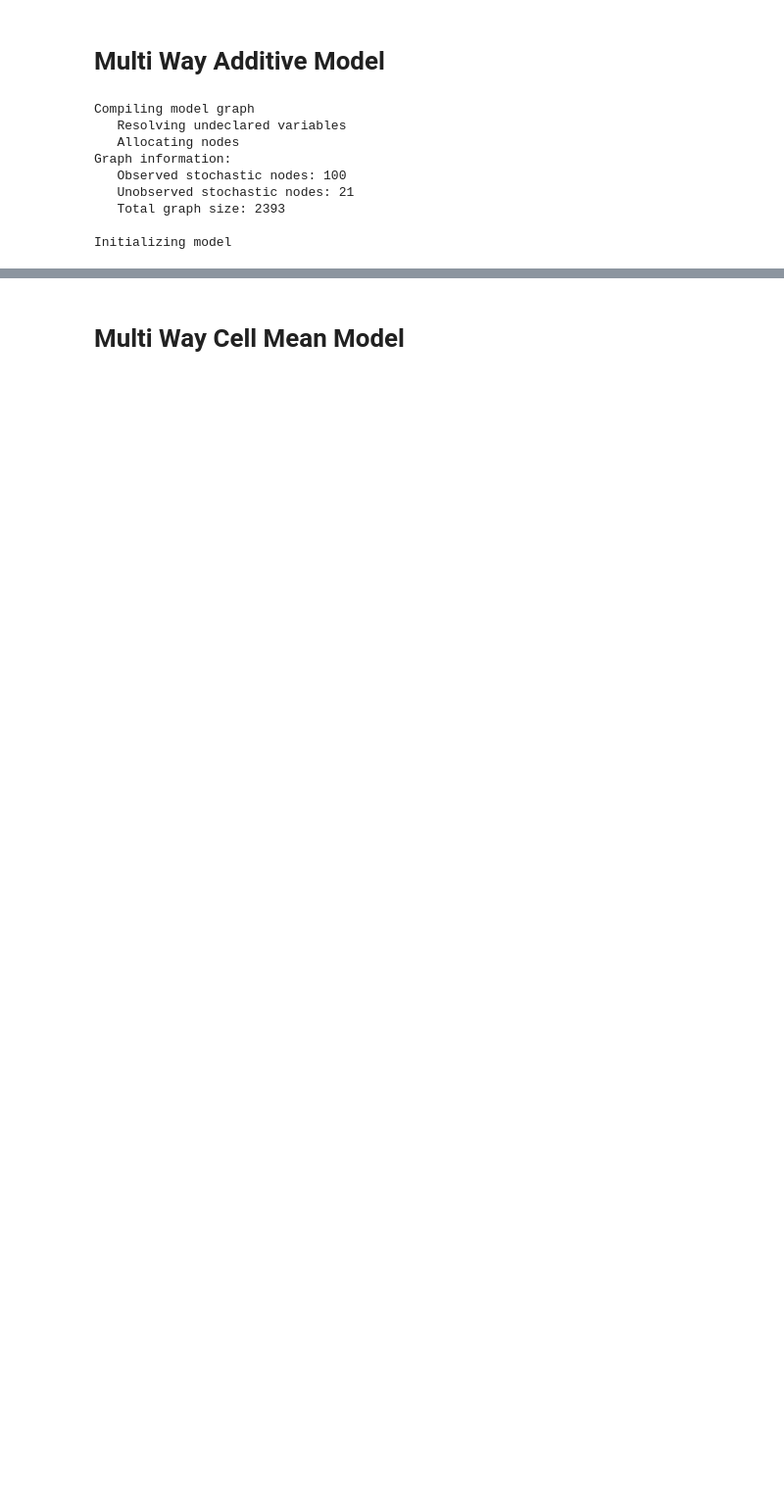
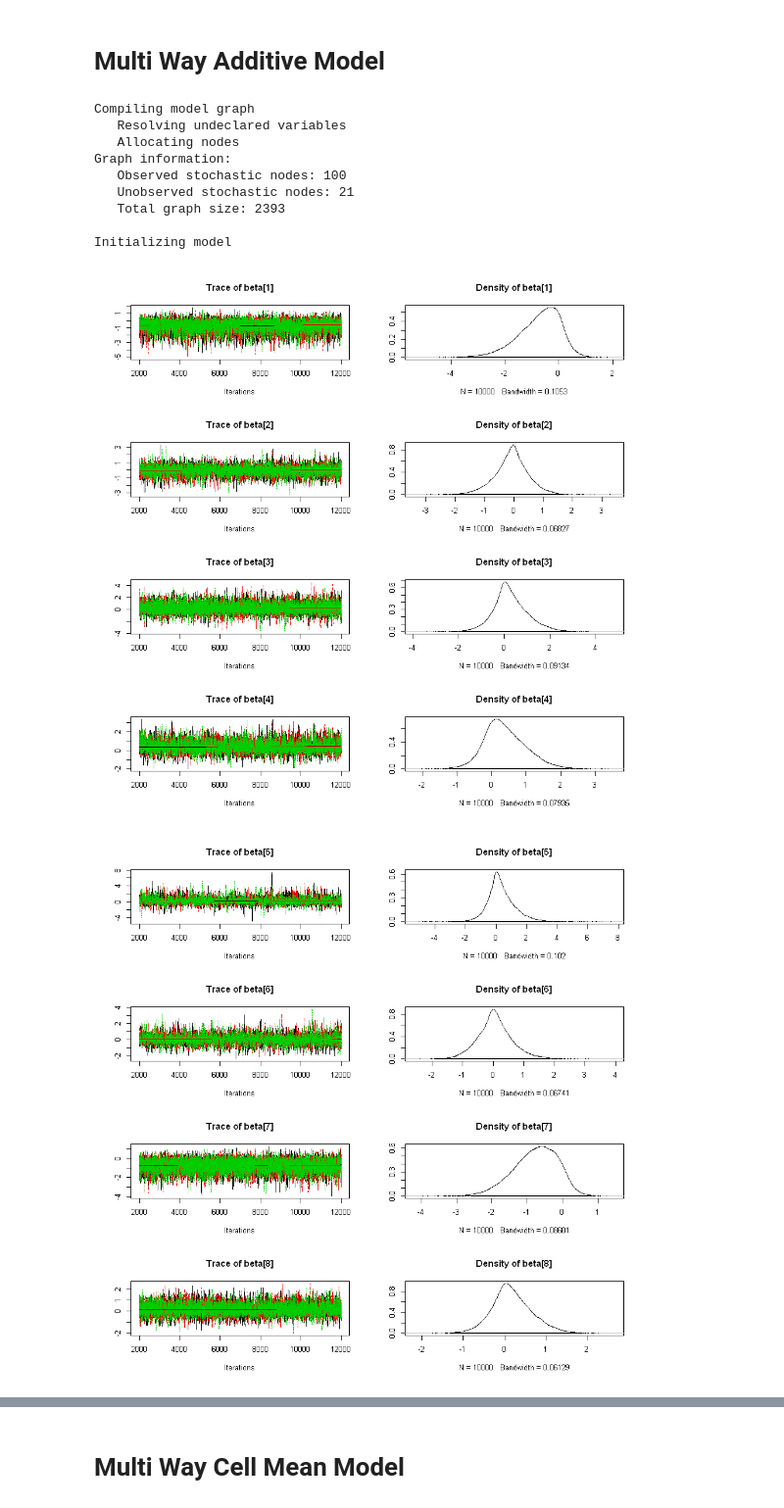
Before and after one commit to itsayushthada/Bayesian-Statistics, a Jupyter notebook: Project-01/02. Bayesian Modelling.ipynb, the cells around one changed output, grey strips where cells are left out. Shown at 98% size. Drawn from its saved outputs; the diff is of its cells as text; code cells hidden in the pictures; blank space fills up the shorter version.

```diff
--- a/Project-01/02. Bayesian Modelling.ipynb
+++ b/Project-01/02. Bayesian Modelling.ipynb
@@ -83,7 +89,7 @@ data_jags = list(
                     isSmokerB = as.integer(df$smoking == 01),
                     isSmokerC = as.integer(df$smoking == 1),
                     sitting = df$sitting,
-                    result = as.integer(df$diag_result == 0)
+                    result = as.integer(df$diag_result == 'O')
                 )
 # %%
 params = c("int", "beta")
@@ -95,7 +101,7 @@ inits = function(){
 # %%
 mod1 = jags.model(file = "Models//Model1.jags",
                   data = data_jags,
-                  inits = inits,
+                  #inits = inits,
                   n.chains = 3)
 # %% [output]
 Compiling model graph
@@ -115,3 +121,10 @@ mod_1_sim = coda.samples(model = mod1,
                          n.iter = 1e4)
 # %%
 mod_1_csim = as.mcmc(do.call(rbind, mod_1_sim))
+# %%
+options(repr.plot.width=8, repr.plot.height=8)
+
+plot(mod_1_sim)
+# %% [output]
+[figure, added]
+[figure, added]
```
Also changed, not shown: parts of 21 cells of this notebook.
